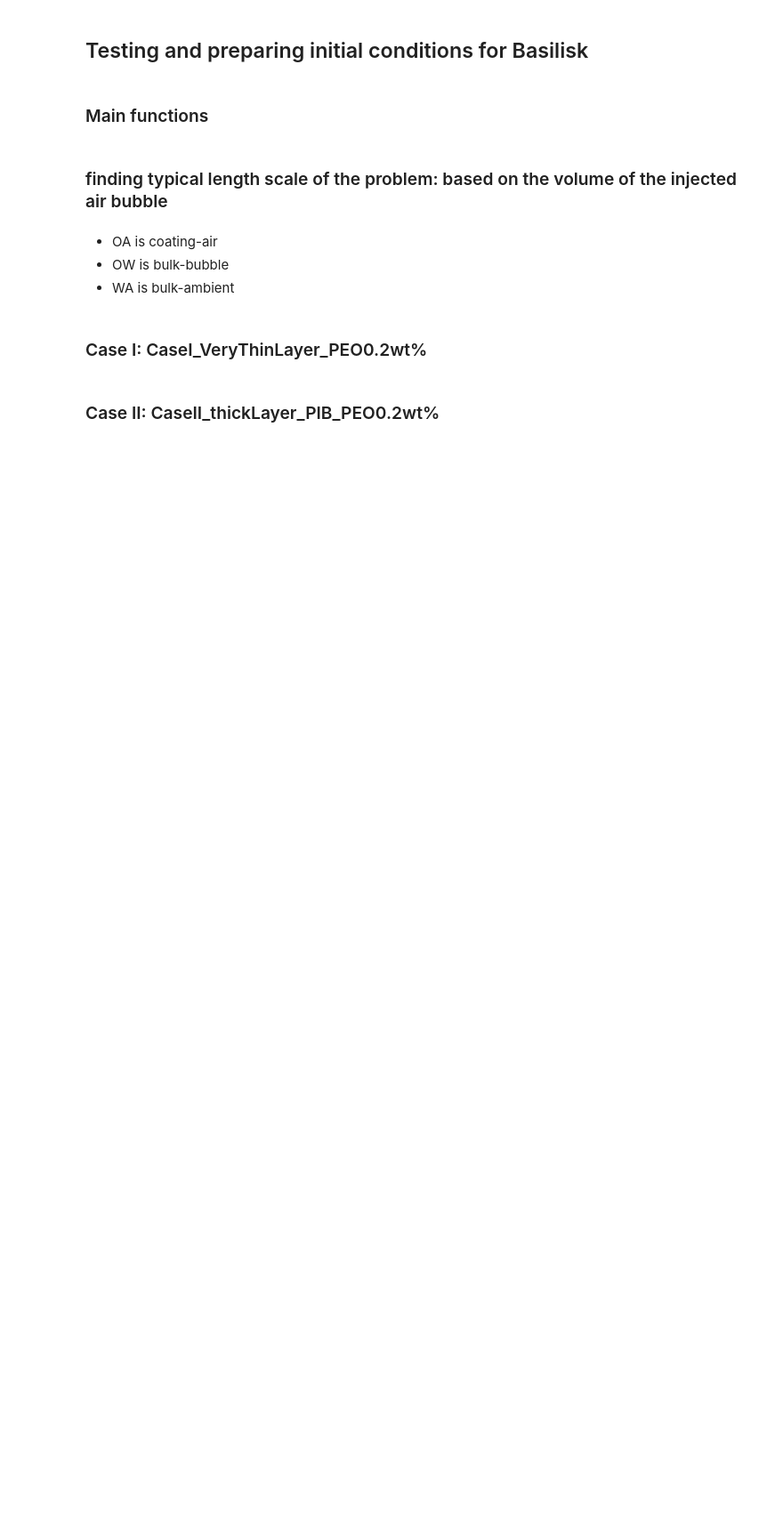
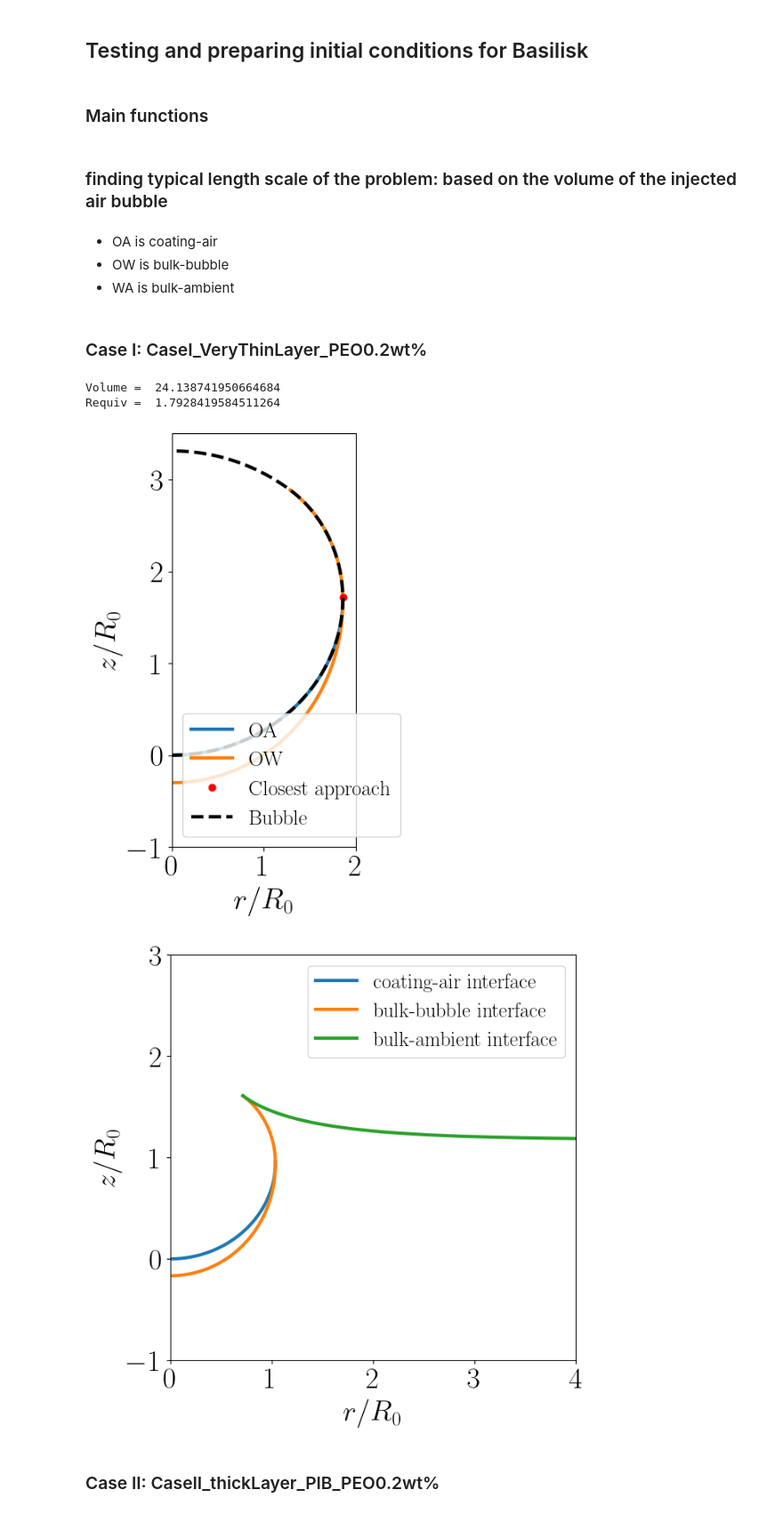
Before and after one commit to VatsalSy/BurstingBubble_VE_coated, a Jupyter notebook: initialconditions/InitialCondition.ipynb, the cells around one changed output. Shown at 89% size. Drawn from its saved outputs; the diff is of its cells as text; code cells hidden in the pictures; blank space fills up the shorter version.

```diff
--- a/initialconditions/InitialCondition.ipynb
+++ b/initialconditions/InitialCondition.ipynb
@@ -94,10 +94,10 @@ plt_params = {
 
 fig, ax = prepare_plot(plt_params)
 
-r_ca, z_ca, ang_ca = load_and_sort_data("CaseI_VeryThinLayer_PEO0.2wt%/02pcPEO_OF0088_OA.csv")
+r_ca, z_ca, ang_ca = load_and_sort_data("CaseI_VeryThinLayer_PEO0.2wt/02pcPEO_OF0088_OA.csv")
 ax.plot(r_ca, z_ca, label="OA")
 
-r_bb, z_bb, ang_bb = load_and_sort_data("CaseI_VeryThinLayer_PEO0.2wt%/02pcPEO_OF0088_OW.csv")
+r_bb, z_bb, ang_bb = load_and_sort_data("CaseI_VeryThinLayer_PEO0.2wt/02pcPEO_OF0088_OW.csv")
 ax.plot(r_bb, z_bb,  label="OW")
 
 min_dist_index, min_distance = calculate_closest_approach(r_ca, z_ca, r_bb, z_bb)
@@ -124,37 +124,42 @@ from scipy.integrate import cumtrapz
 # volume of the bubble (r_bubble, z_bubble) in cyclindrical coordinates
 Vol = np.pi*cumtrapz(r_bubble**2, z_bubble, initial=0)
 print('Volume = ', Vol[-1])
 
 # typical length scale
 R0 = (3*Vol[-1]/4/np.pi)**(1/3)
 print('Requiv = ', R0)
 
 ax.legend()
 plt.show()
 
 # Define plotting parameters
 plt_params = {
     "Rmin": 0.0, "Rmax": 4e0,
     "Zmin": -1e0, "Zmax": 3e0
 }
 
 fig, ax = prepare_plot(plt_params)
-r_ca, z_ca, ang_ca = load_and_sort_data("CaseI_VeryThinLayer_PEO0.2wt%/02pcPEO_OF0088_OA.csv")
+r_ca, z_ca, ang_ca = load_and_sort_data("CaseI_VeryThinLayer_PEO0.2wt/02pcPEO_OF0088_OA.csv")
 r_ca, z_ca = r_ca/R0, z_ca/R0
 ax.plot(r_ca, z_ca, label="coating-air interface")
 
-r_bb, z_bb, ang_bb = load_and_sort_data("CaseI_VeryThinLayer_PEO0.2wt%/02pcPEO_OF0088_OW.csv")
+r_bb, z_bb, ang_bb = load_and_sort_data("CaseI_VeryThinLayer_PEO0.2wt/02pcPEO_OF0088_OW.csv")
 r_bb, z_bb = r_bb/R0, z_bb/R0
 ax.plot(r_bb, z_bb,  label="bulk-bubble interface")
 
-r_ba, z_ba, ang_ba = load_and_sort_data("CaseI_VeryThinLayer_PEO0.2wt%/02pcPEO_OF0088_WA.csv")
+r_ba, z_ba, ang_ba = load_and_sort_data("CaseI_VeryThinLayer_PEO0.2wt/02pcPEO_OF0088_WA.csv")
 r_ba, z_ba = r_ba/R0, z_ba/R0
 ax.plot(r_ba, z_ba,  label="bulk-ambient interface")
 
 # tathered legend to the top right corner outsize the plot
 plt.legend(loc='upper right')
-plt.savefig('CaseI_VeryThinLayer_PEO0.2wt%/shape.pdf', bbox_inches='tight')
+plt.savefig('CaseI_VeryThinLayer_PEO0.2wt/shape.pdf', bbox_inches='tight')
 plt.show()
+# %% [output]
+Volume =  24.138741950664684
+Requiv =  1.7928419584511264
+[figure, added]
+[figure, added]
 # %% [markdown]
 ### Case II: CaseII_thickLayer_PIB_PEO0.2wt%
 # %%
```
Also changed, not shown: parts of 2 cells of this notebook, 7 other files.
